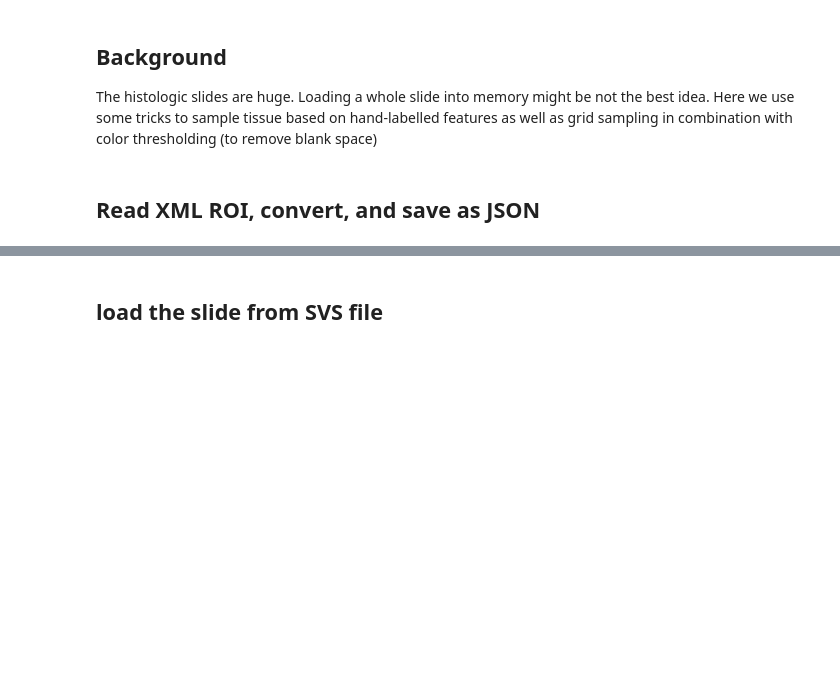
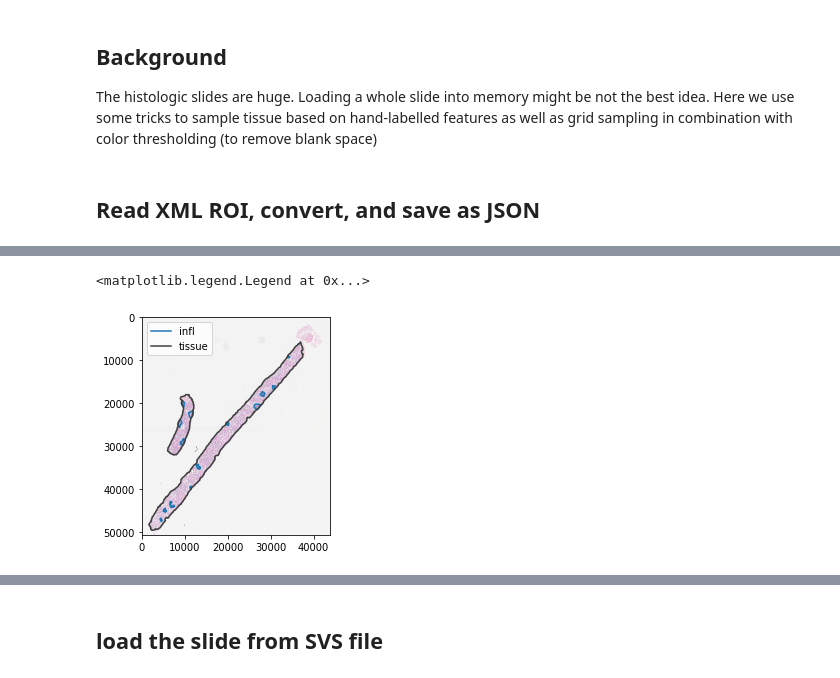
Before and after one commit to DSLituiev/slideslicer, a Jupyter notebook: notebooks/sample_patches_from_slide.ipynb, the cells around one changed output, grey strips where cells are left out. Drawn from its saved outputs; the diff is of its cells as text; code cells hidden in the pictures; blank space fills up the shorter version.

```diff
--- a/notebooks/sample_patches_from_slide.ipynb
+++ b/notebooks/sample_patches_from_slide.ipynb
@@ -50,0 +73,6 @@ with open(fnjson,'r') as fh:
+# %%
+rreader.plot(labels=False)
+plt.legend(loc='upper left')#, bbox_to_anchor=(1, 0.5))
+# %% [output]
+<matplotlib.legend.Legend at 0x...>
+[figure, added]
```
Also changed, not shown: parts of 45 cells of this notebook, 5 other files.
